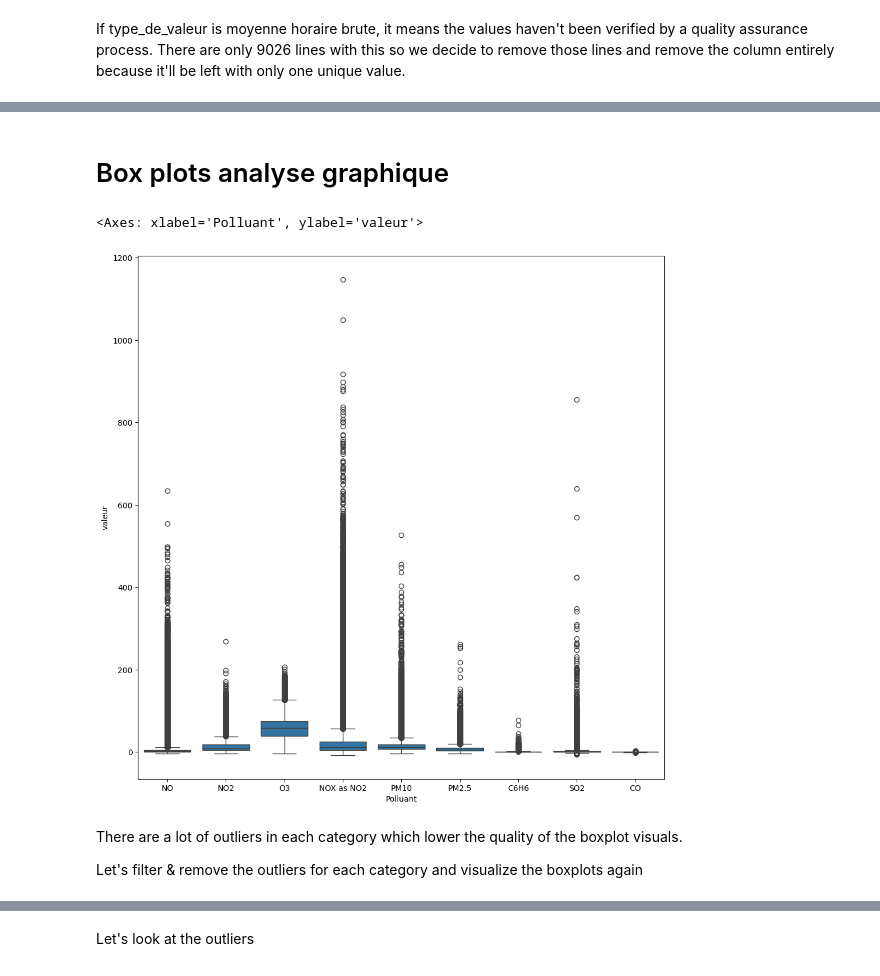
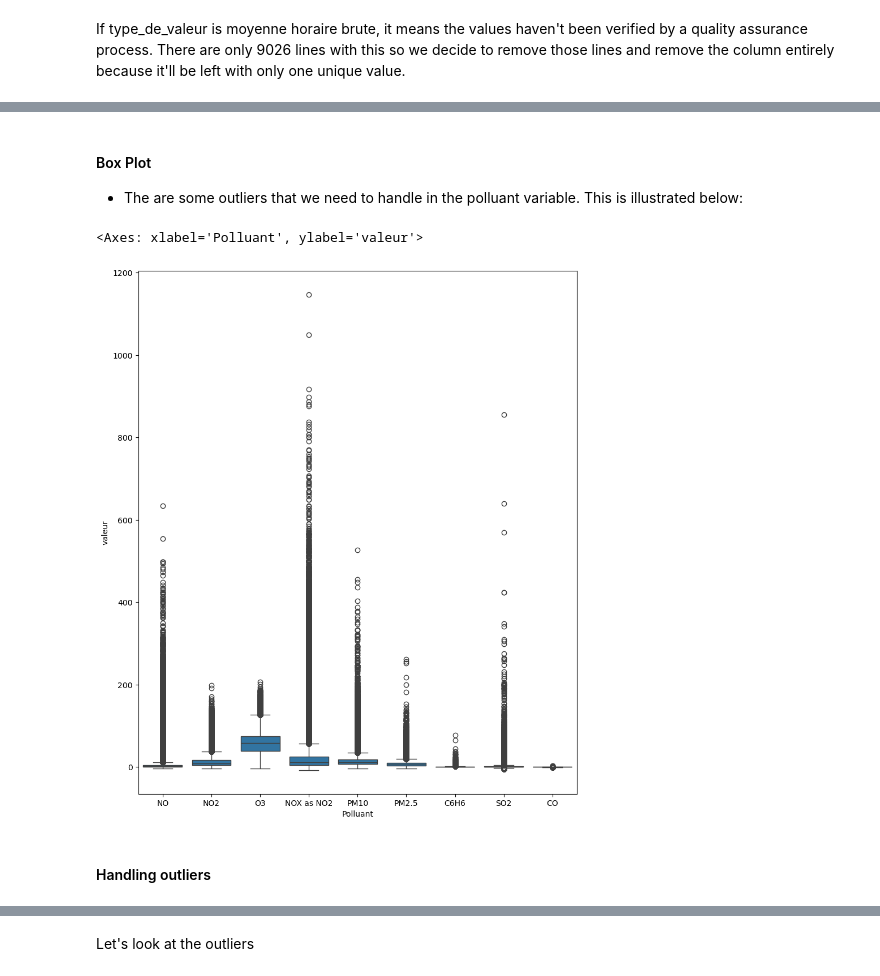
Before and after one commit to Ritishrx7/AirQuality, a Jupyter notebook: Final/Work_Notebook.ipynb, the cells around one changed output, grey strips where cells are left out. Drawn from its saved outputs; the diff is of its cells as text; code cells hidden in the pictures.

Commit message:
Data Visualization
Data cleaning 2, Handling Outliers and Data visualization

```diff
--- a/Final/Work_Notebook.ipynb
+++ b/Final/Work_Notebook.ipynb
@@ -372,5 +413,5 @@ There are 9026 lines with moyenne horaire brute
 # %% [markdown]
 If type_de_valeur is moyenne horaire brute, it means the values haven't been verified by a quality assurance process. There are only 9026 lines with this so we decide to remove those lines and remove the column entirely because it'll be left with only one unique value.
 # %%
-df = df[df["type_de_valeur"] == "moyenne horaire validée"]
+df = df.loc[df["type_de_valeur"] == "moyenne horaire validée"]
 df = df.drop(columns=["type_de_valeur"])
@@ -398,12 +444,11 @@ describe_df
 # %% [markdown]
-# Box plots analyse graphique
+#### Box Plot
++ The are some outliers that we need to handle in the polluant variable. This is illustrated below:
 # %%
-plt.figure(figsize=(12,12))
+plt.figure(figsize=(10,12))
 sns.boxplot(data=df, x="Polluant", y="valeur")
 # %% [output]
 <Axes: xlabel='Polluant', ylabel='valeur'>
-[figure, old version]
+[figure, new version]
-# %% [markdown]
-There are a lot of outliers in each category which lower the quality of the boxplot visuals.
-
-Let's filter & remove the outliers for each category and visualize the boxplots again
+# %% [markdown]
+#### Handling outliers
```
Also changed, not shown: parts of 41 cells of this notebook.
